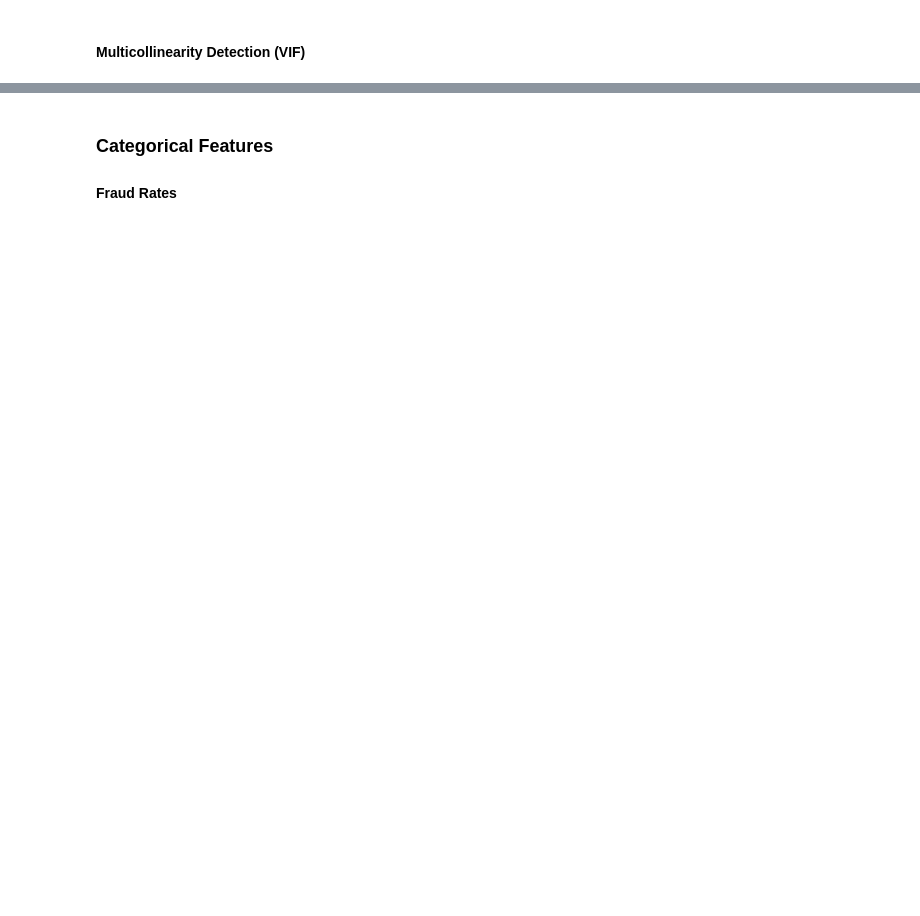
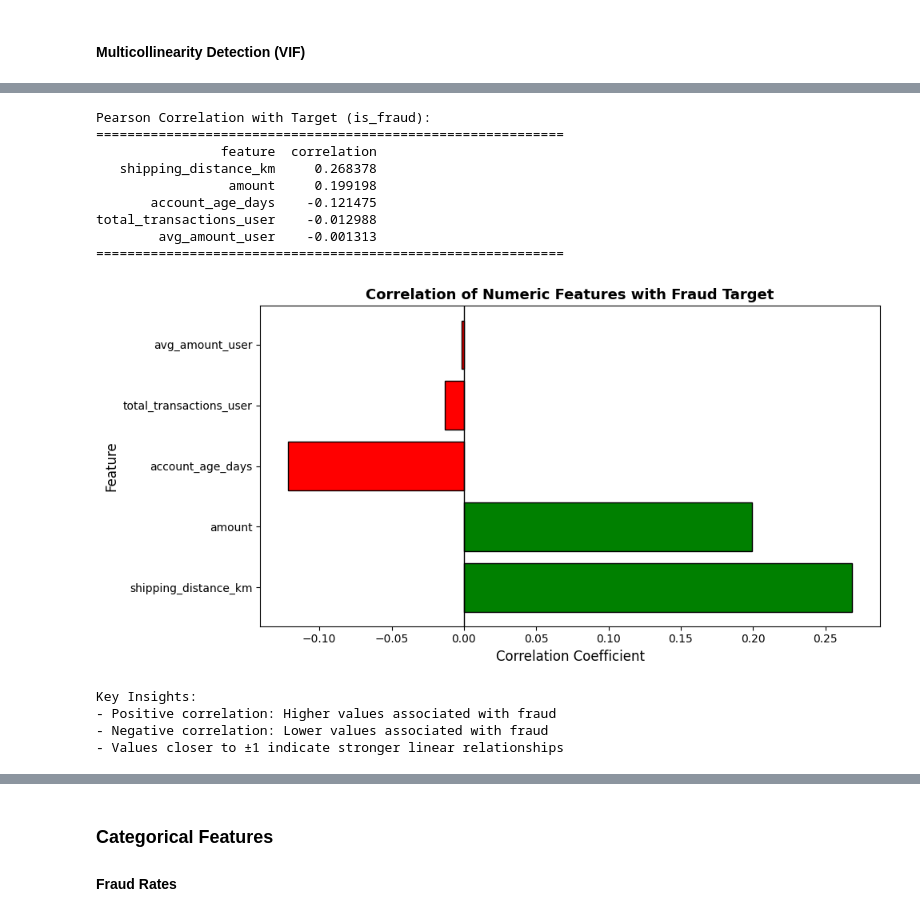
Before and after one commit to frederick-douglas-pearce/e-commerce-fraud-detection, a Jupyter notebook: ec_fraud_detection.ipynb, the cells around one changed output, grey strips where cells are left out. Saved outputs shown, nothing was run; the diff lists cells and outputs as text; code cells hidden in the pictures; blank space fills up the shorter version.

```diff
--- a/ec_fraud_detection.ipynb
+++ b/ec_fraud_detection.ipynb
@@ -335,0 +475,37 @@ train_df, val_df, test_df = split_train_val_test(pp_df, val_ratio=val_ratio, tes
+# %%
+corr_df = calculate_numeric_correlations(train_df, numeric_features, target_col)
+print("Pearson Correlation with Target (is_fraud):")
+print("=" * 60)
+print(corr_df.to_string(index=False))
+print("=" * 60)
+
+# Visualize correlations
+plt.figure(figsize=(10, 5))
+colors = ['green' if x > 0 else 'red' for x in corr_df['correlation']]
+plt.barh(corr_df['feature'], corr_df['correlation'], color=colors, edgecolor='black')
+plt.xlabel('Correlation Coefficient', fontsize=12)
+plt.ylabel('Feature', fontsize=12)
+plt.title('Correlation of Numeric Features with Fraud Target', fontsize=13, fontweight='bold')
+plt.axvline(x=0, color='black', linestyle='-', linewidth=1)
+plt.tight_layout()
+plt.show()
+
+print("\nKey Insights:")
+print("- Positive correlation: Higher values associated with fraud")
+print("- Negative correlation: Lower values associated with fraud")
+print("- Values closer to ±1 indicate stronger linear relationships")
+# %% [output]
+Pearson Correlation with Target (is_fraud):
+============================================================
+                feature  correlation
+   shipping_distance_km     0.268378
+                 amount     0.199198
+       account_age_days    -0.121475
+total_transactions_user    -0.012988
+        avg_amount_user    -0.001313
+============================================================
+[figure, added]
+Key Insights:
+- Positive correlation: Higher values associated with fraud
+- Negative correlation: Lower values associated with fraud
+- Values closer to ±1 indicate stronger linear relationships
```
Also changed, not shown: parts of 27 cells of this notebook.
